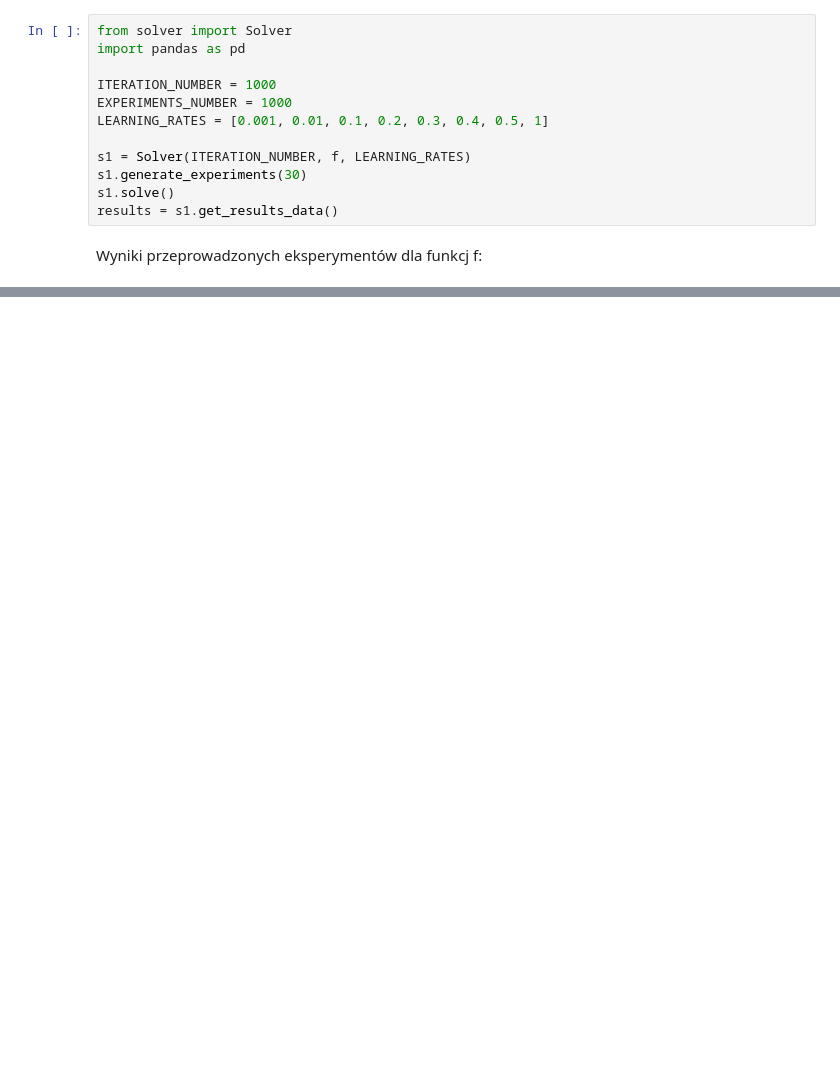
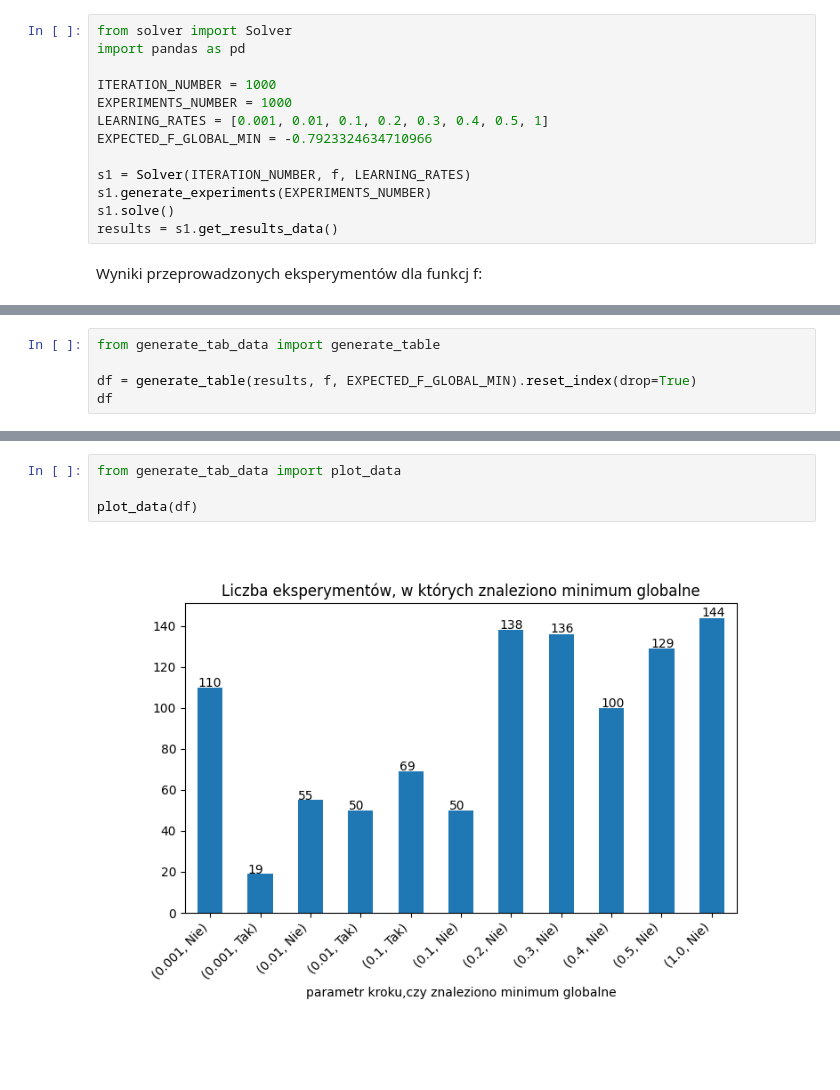
Before and after one commit to m-baj/wsi, a Jupyter notebook: lab1/raport.ipynb, the cells around one changed output, grey strips where cells are left out. Drawn from its saved outputs; the diff is of its cells as text; blank space fills up the shorter version.

```diff
--- a/lab1/raport.ipynb
+++ b/lab1/raport.ipynb
@@ -86,9 +92,10 @@ import pandas as pd
 ITERATION_NUMBER = 1000
 EXPERIMENTS_NUMBER = 1000
 LEARNING_RATES = [0.001, 0.01, 0.1, 0.2, 0.3, 0.4, 0.5, 1]
+EXPECTED_F_GLOBAL_MIN = -0.7923324634710966
 
 s1 = Solver(ITERATION_NUMBER, f, LEARNING_RATES)
-s1.generate_experiments(30)
+s1.generate_experiments(EXPERIMENTS_NUMBER)
 s1.solve()
 results = s1.get_results_data()
 # %% [markdown]
@@ -117,0 +103,5 @@ df_sorted.reset_index(drop=True)
+# %%
+from generate_tab_data import generate_table
+
+df = generate_table(results, f, EXPECTED_F_GLOBAL_MIN).reset_index(drop=True)
+df
@@ -117,0 +122,6 @@ df_sorted.reset_index(drop=True)
+# %%
+from generate_tab_data import plot_data
+
+plot_data(df)
+# %% [output]
+[figure, added]
```
Also changed, not shown: parts of 4 cells of this notebook, 2 other files.
